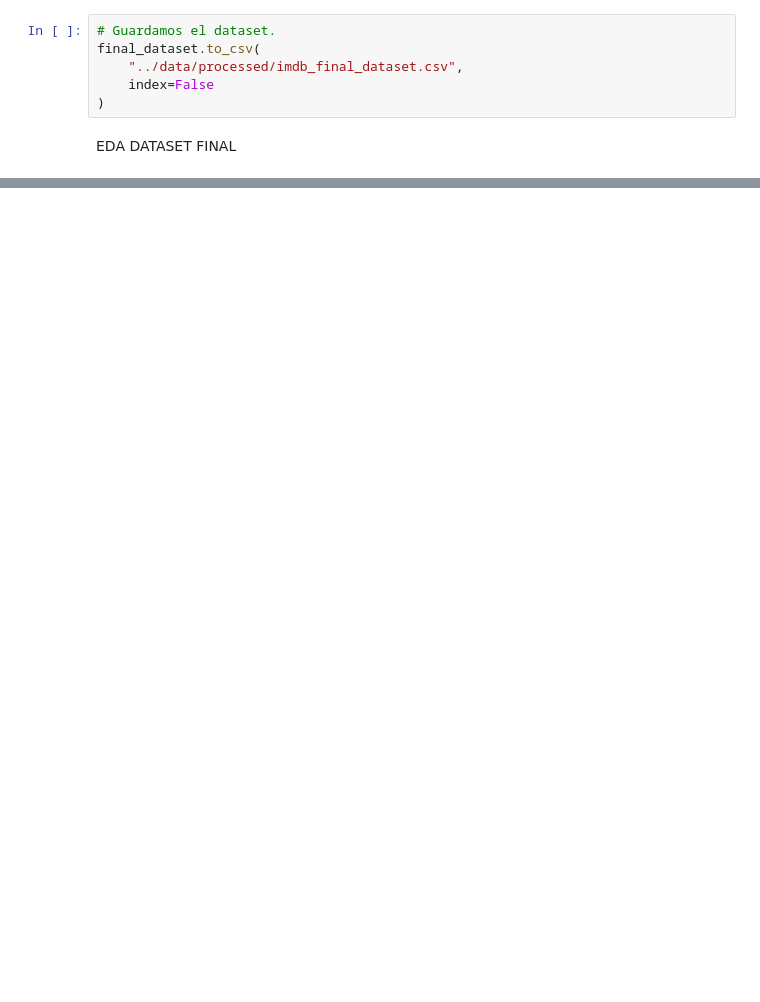
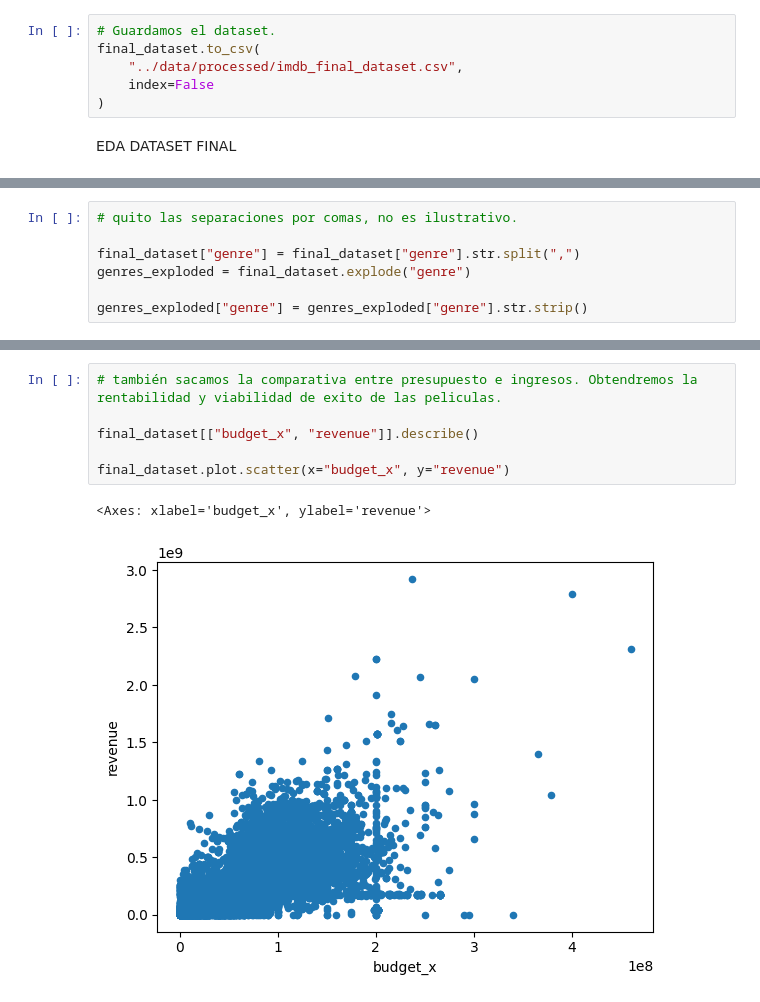
Before and after one commit to RaulEcija/imdb-data-analytics-project, a Jupyter notebook: notebooks/01_exploracion_inicial.ipynb, the cells around one changed output, grey strips where cells are left out. Saved outputs shown, nothing was run; the diff lists cells and outputs as text; blank space fills up the shorter version.

```diff
--- a/notebooks/01_exploracion_inicial.ipynb
+++ b/notebooks/01_exploracion_inicial.ipynb
@@ -312,0 +407,7 @@ EDA DATASET FINAL
+# %%
+# quito las separaciones por comas, no es ilustrativo.
+
+final_dataset["genre"] = final_dataset["genre"].str.split(",")
+genres_exploded = final_dataset.explode("genre")
+
+genres_exploded["genre"] = genres_exploded["genre"].str.strip()
@@ -312,0 +433,9 @@ EDA DATASET FINAL
+# %%
+# también sacamos la comparativa entre presupuesto e ingresos. Obtendremos la rentabilidad y viabilidad de exito de las peliculas.
+
+final_dataset[["budget_x", "revenue"]].describe()
+
+final_dataset.plot.scatter(x="budget_x", y="revenue")
+# %% [output]
+<Axes: xlabel='budget_x', ylabel='revenue'>
+[figure, added]
```
Also changed, not shown: parts of 11 cells of this notebook.
